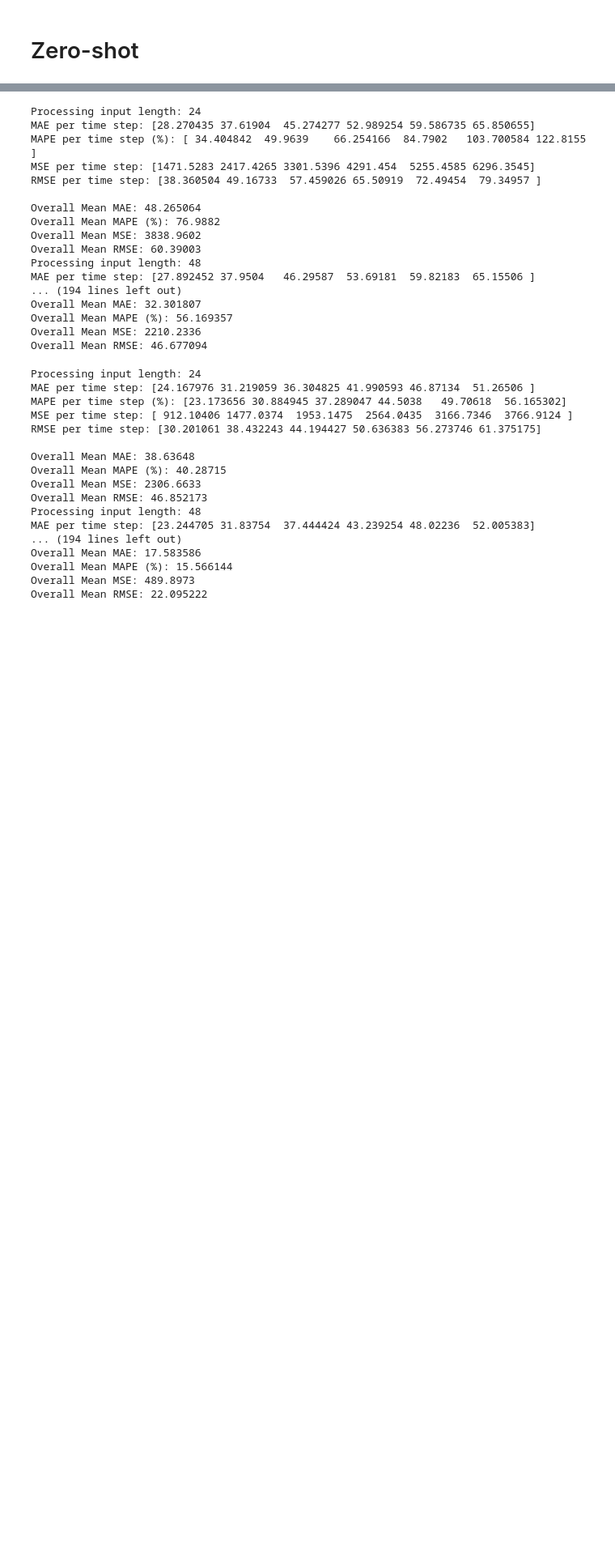
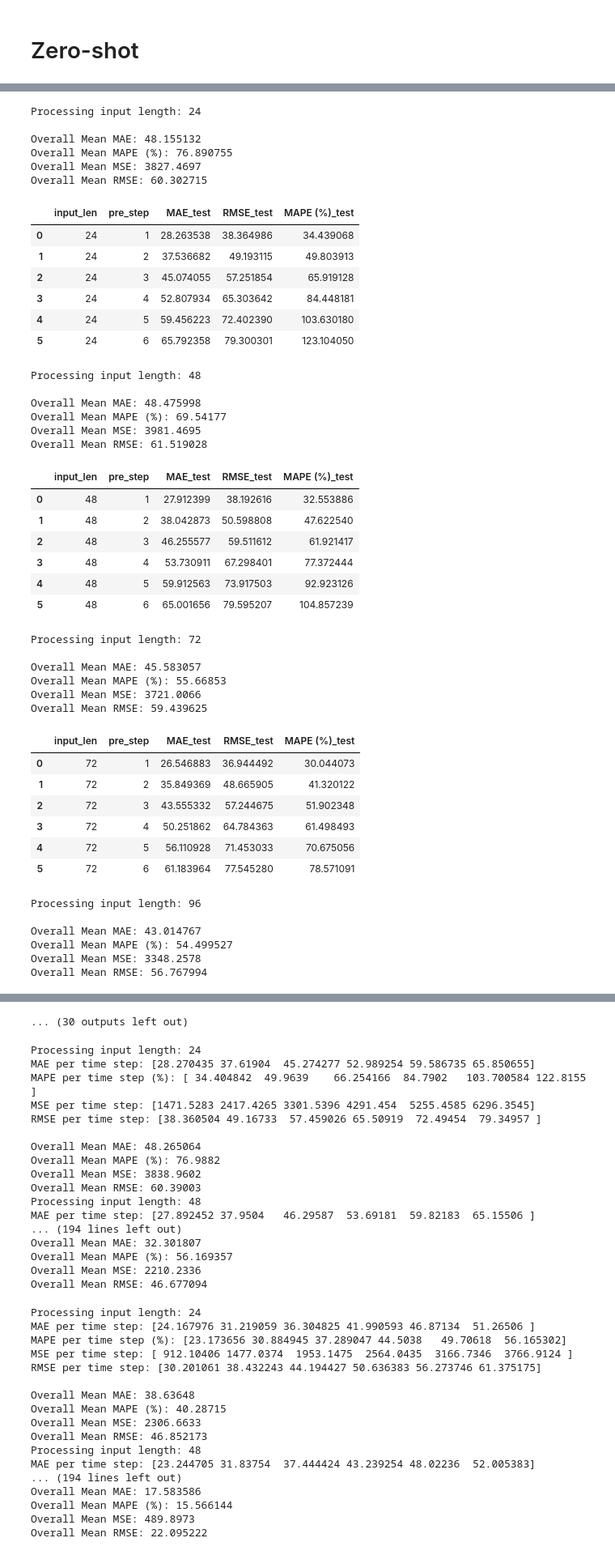
Before and after one commit to YueLi-0816/traffic_prediction, a Jupyter notebook: lag_llama.ipynb, the cells around one changed output, grey strips where cells are left out. Shown: that part at 81% size. Cells and saved outputs as stored; diff of their text form; code cells hidden in the pictures; blank space fills up the shorter version.

```diff
--- a/lag_llama.ipynb
+++ b/lag_llama.ipynb
@@ -326,5 +447,5 @@ results_dict
 # %%
-def cal_eva_metrics(forecasts, tss):
+def cal_eva_metrics(forecasts, tss, input_len):
 # Initialize lists to store metrics per time step
     mae_per_timestep, mape_per_timestep, mse_per_timestep = [], [], []
 
@@ -354,10 +475,13 @@ def cal_eva_metrics(forecasts, tss):
     mape_per_timestep = np.mean(np.array(mape_per_timestep), axis=0)
 
     # Print metrics per time step
-    print("MAE per time step:", mae_per_timestep)
-    print("MAPE per time step (%):", mape_per_timestep)
-    print("MSE per time step:", mse_per_timestep)
-    print("RMSE per time step:", rmse_per_timestep)
+    df = pd.DataFrame({
+        "input_len": input_len,
+        "pre_step": list(range(1, 7)),
+        "MAE_test": mae_per_timestep,
+        "RMSE_test": rmse_per_timestep,
+        "MAPE (%)_test": mape_per_timestep
+    })
 
     # Overall average metrics across all time steps
     mean_mae = np.mean(mae_per_timestep)
@@ -369,3 +493,65 @@ def cal_eva_metrics(forecasts, tss):
     print("Overall Mean MAPE (%):", mean_mape)
     print("Overall Mean MSE:", mean_mse)
     print("Overall Mean RMSE:", mean_rmse)
+
+    return df
+# %%
+# entire data results
+all_dfs = []
+for length in input_lengths:
+    print(f"Processing input length: {length}")
+
+    predict = results_dict[length]['Predicted_Results']
+    truth = results_dict[length]['Gound_Truth']
+    df_metrics = cal_eva_metrics(predict, truth, length)
+    display(df_metrics)
+    all_dfs.append(df_metrics)
+final_df = pd.concat(all_dfs, ignore_index=True)
+final_df
+# final_df.to_csv('../all_metrics_lagllama_entire_data.csv', index=False)
+# %% [output]
+Processing input length: 24
+
+Overall Mean MAE: 48.155132
+Overall Mean MAPE (%): 76.890755
+Overall Mean MSE: 3827.4697
+Overall Mean RMSE: 60.302715
+|  | input_len | pre_step | MAE_test | RMSE_test | MAPE (%)_test |
+| 0 | 24 | 1 | 28.263538 | 38.364986 | 34.439068 |
+| 1 | 24 | 2 | 37.536682 | 49.193115 | 49.803913 |
+| 2 | 24 | 3 | 45.074055 | 57.251854 | 65.919128 |
+| 3 | 24 | 4 | 52.807934 | 65.303642 | 84.448181 |
+| 4 | 24 | 5 | 59.456223 | 72.402390 | 103.630180 |
+| 5 | 24 | 6 | 65.792358 | 79.300301 | 123.104050 |
+Processing input length: 48
+
+Overall Mean MAE: 48.475998
+Overall Mean MAPE (%): 69.54177
+Overall Mean MSE: 3981.4695
+Overall Mean RMSE: 61.519028
+|  | input_len | pre_step | MAE_test | RMSE_test | MAPE (%)_test |
+| 0 | 48 | 1 | 27.912399 | 38.192616 | 32.553886 |
+| 1 | 48 | 2 | 38.042873 | 50.598808 | 47.622540 |
+| 2 | 48 | 3 | 46.255577 | 59.511612 | 61.921417 |
+| 3 | 48 | 4 | 53.730911 | 67.298401 | 77.372444 |
+| 4 | 48 | 5 | 59.912563 | 73.917503 | 92.923126 |
+| 5 | 48 | 6 | 65.001656 | 79.595207 | 104.857239 |
+Processing input length: 72
+
+Overall Mean MAE: 45.583057
+Overall Mean MAPE (%): 55.66853
+Overall Mean MSE: 3721.0066
+Overall Mean RMSE: 59.439625
+|  | input_len | pre_step | MAE_test | RMSE_test | MAPE (%)_test |
+| 0 | 72 | 1 | 26.546883 | 36.944492 | 30.044073 |
+| 1 | 72 | 2 | 35.849369 | 48.665905 | 41.320122 |
+| 2 | 72 | 3 | 43.555332 | 57.244675 | 51.902348 |
+| 3 | 72 | 4 | 50.251862 | 64.784363 | 61.498493 |
+| 4 | 72 | 5 | 56.110928 | 71.453033 | 70.675056 |
+| 5 | 72 | 6 | 61.183964 | 77.545280 | 78.571091 |
+Processing input length: 96
+
+Overall Mean MAE: 43.014767
+Overall Mean MAPE (%): 54.499527
+Overall Mean MSE: 3348.2578
+Overall Mean RMSE: 56.767994
@@ -372,3 +591,4 @@ def cal_eva_metrics(forecasts, tss):
+... (30 outputs left out)
 # %%
 # entire data results
 for length in input_lengths:
```
Also changed, not shown: parts of 11 cells of this notebook.
